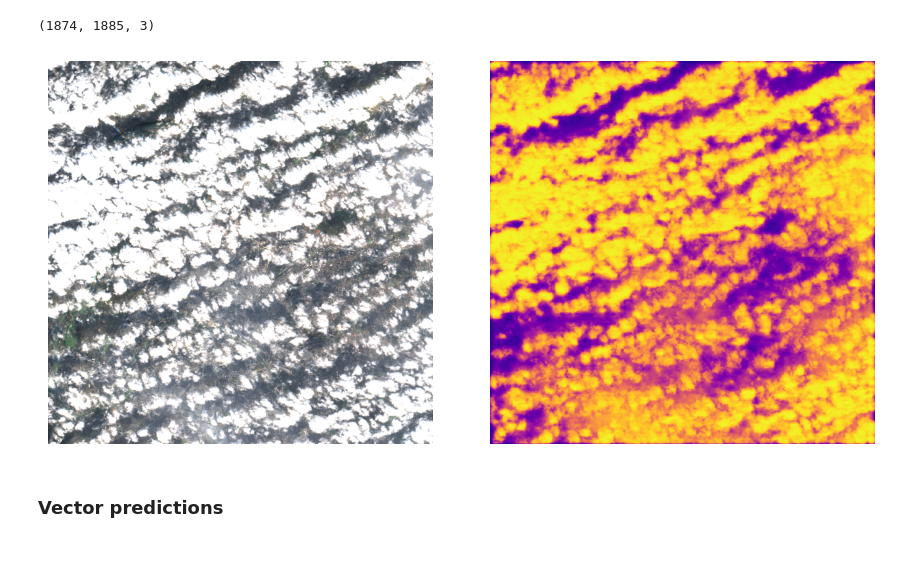
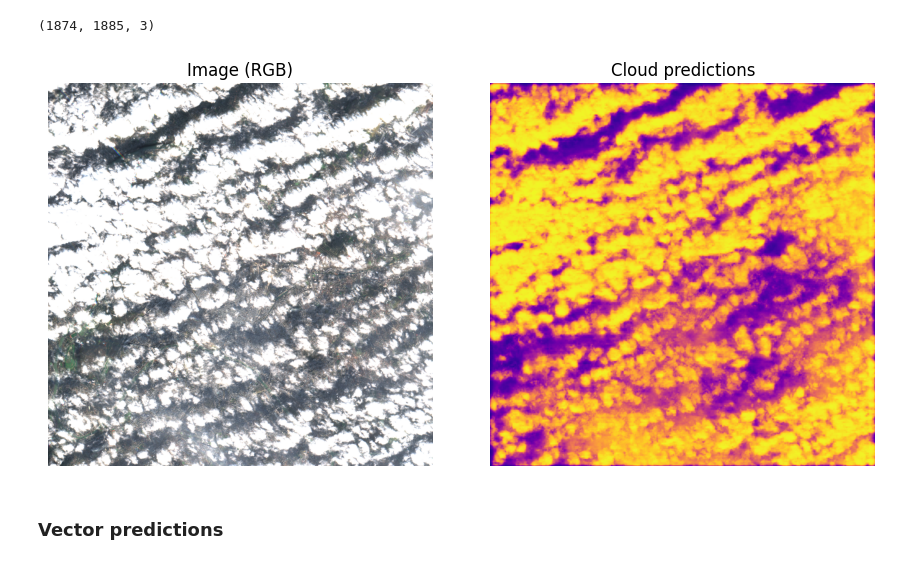
Before and after one commit to azavea/raster-vision, a Jupyter notebook: docs/usage/tutorials/onnx_inference.ipynb, the cells around one changed output. Drawn from its saved outputs; the diff is of its cells as text; code cells hidden in the pictures.

```diff
--- a/docs/usage/tutorials/onnx_inference.ipynb
+++ b/docs/usage/tutorials/onnx_inference.ipynb
@@ -65,5 +63,6 @@ catalog = pystac_client.Client.open('https://earth-search.aws.element84.com/v1')
 items = catalog.search(
     intersects=bbox_geometry,
     datetime='2024-02-02',
-    collections=['sentinel-2-l2a'],
-).get_all_items()
+    collections=['sentinel-2-c1-l2a'],
+).item_collection()
+len(items)
@@ -79,7 +80,7 @@ Convert the STAC Item into an :class:`.XarraySource` (a kind of `RasterSource <r
 raster_source = XarraySource.from_stac(
     item,
     bbox_map_coords=tuple(bbox),
-    stackstac_args=dict(rescale=False),
+    stackstac_args=dict(rescale=False, fill_value=0),
     allow_streaming=True,
 )
 raster_source.shape
@@ -109,7 +110,8 @@ Create a :class:`.SemanticSegmentationLearner` in inference mode (``training=Fal
 In the output below, we can see the onnxruntime trying to load the TensorRT runtime and then falling back to the CUDA runtime. You might see a different output depending on your environment.
 # %%
 learner = SemanticSegmentationLearner(
-    cfg=SemanticSegmentationLearnerConfig(data=DataConfig(img_sz=512)),
+    cfg=SemanticSegmentationLearnerConfig(
+        data=DataConfig(class_config=class_config, img_sz=512)),
     model_weights_path=model_uri,
     training=False,
 )
@@ -192,13 +194,15 @@ img_rgb.shape
 # %%
 fig, (ax_img, ax_pred) = plt.subplots(1, 2, figsize=(9, 5))
 fig.tight_layout()
 ax_img.imshow(img_rgb)
+ax_img.set_title('Image (RGB)')
 ax_img.axis('off')
 ax_pred.imshow(score[1], cmap='plasma')
+ax_pred.set_title('Cloud predictions')
 ax_pred.axis('off')
 plt.show()
 # %% [output]
-[figure, old version]
+[figure, new version]
 # %% [markdown]
 ### Vector predictions
 # %% [markdown]
```
Also changed, not shown: parts of 6 cells of this notebook, 12 other files.
